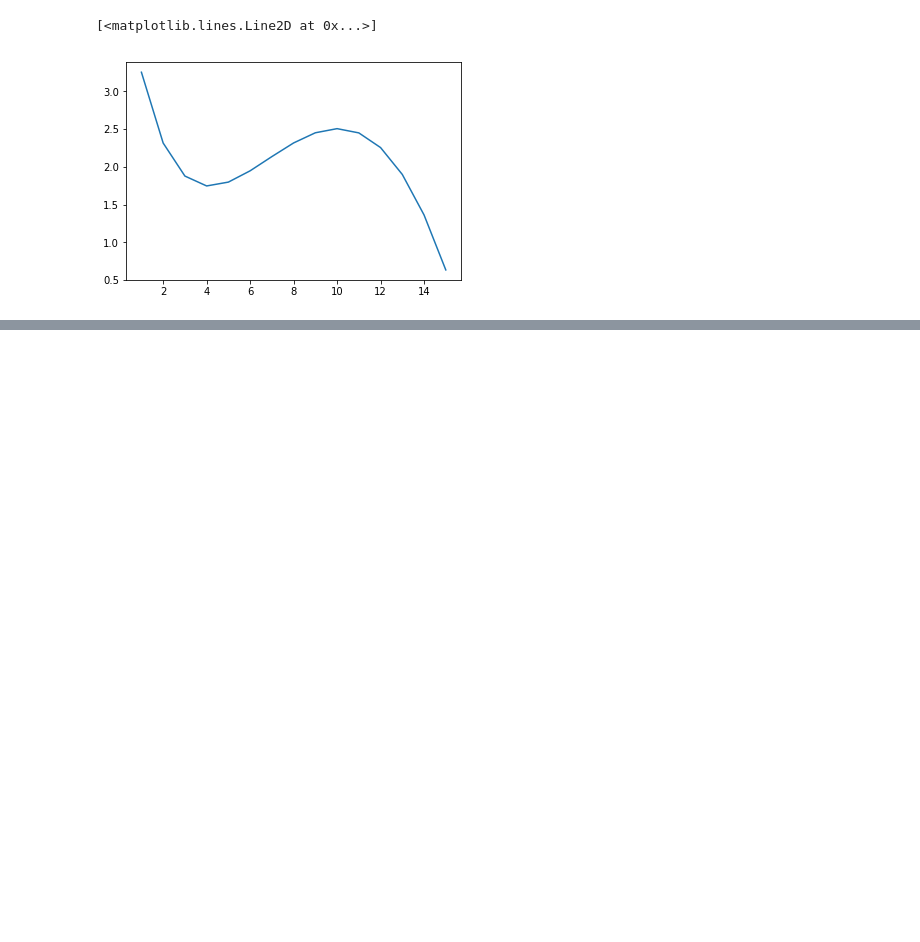
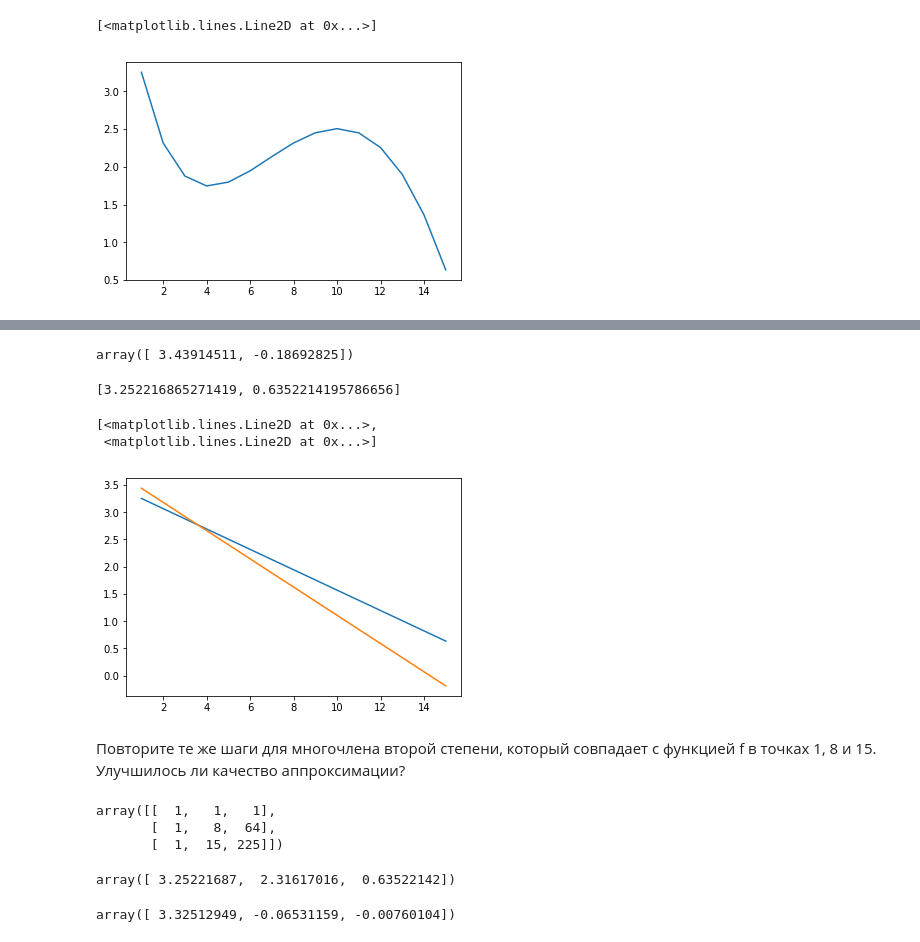
Before and after one commit to MacJei/coursera-cmp, a Jupyter notebook: w2/w2-2.ipynb, the cells around one changed output, grey strips where cells are left out. Cells and saved outputs as stored; diff of their text form; code cells hidden in the pictures; blank space fills up the shorter version.

```diff
--- a/w2/w2-2.ipynb
+++ b/w2/w2-2.ipynb
@@ -20,0 +37,2 @@ plt.plot(x,y)
+# %%
+b = np.array([f(1), f(15)])
@@ -20,0 +43,39 @@ plt.plot(x,y)
+# %%
+w = np.linalg.solve(A, b)
+# %%
+w
+# %% [output]
+array([ 3.43914511, -0.18692825])
+# %%
+x = [1, 15]
+# %%
+y = map(f,x)
+# %%
+y
+# %% [output]
+[3.252216865271419, 0.6352214195786656]
+# %%
+plt.plot(x,y, x,w)
+# %% [output]
+[<matplotlib.lines.Line2D at 0x...>,
+ <matplotlib.lines.Line2D at 0x...>]
+[figure, added]
+# %% [markdown]
+Повторите те же шаги для многочлена второй степени, который совпадает с функцией f в точках 1, 8 и 15. Улучшилось ли качество аппроксимации?
+# %%
+A = np.array([[1,1,1],[1,8,(8**2)],[1,15,(15**2)]])
+A
+# %% [output]
+array([[  1,   1,   1],
+       [  1,   8,  64],
+       [  1,  15, 225]])
+# %%
+b = np.array([f(1), f(8), f(15)])
+b
+# %% [output]
+array([ 3.25221687,  2.31617016,  0.63522142])
+# %%
+w = np.linalg.solve(A, b)
+w
+# %% [output]
+array([ 3.32512949, -0.06531159, -0.00760104])
```
Also changed, not shown: parts of 21 cells of this notebook, 2 other files.
